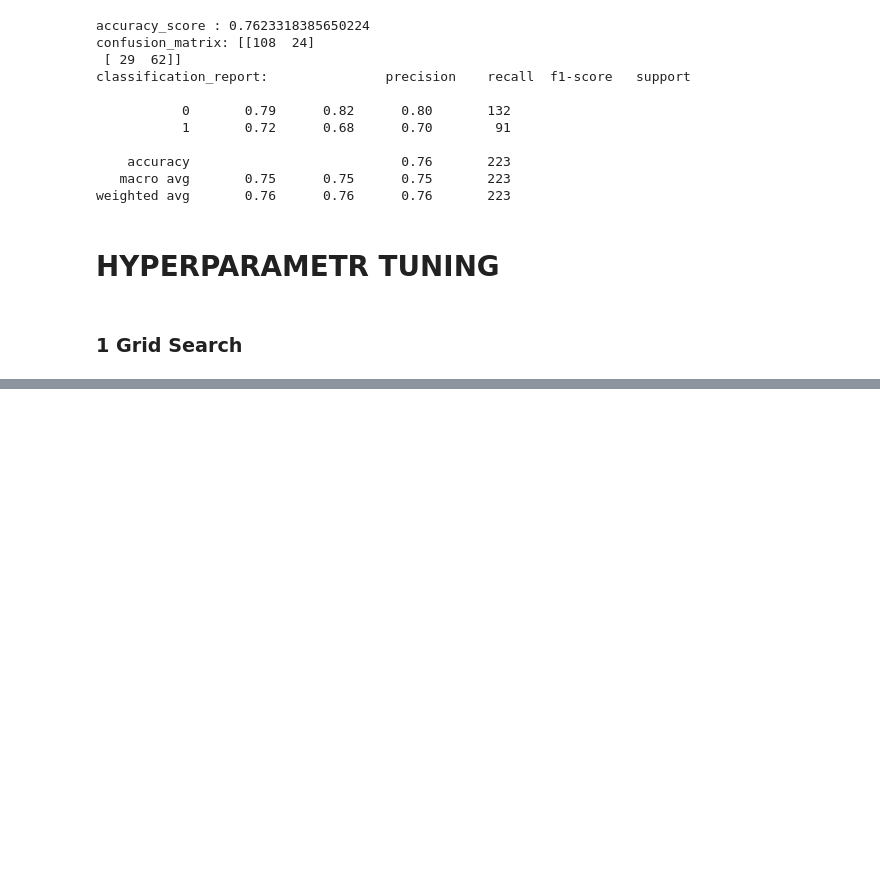
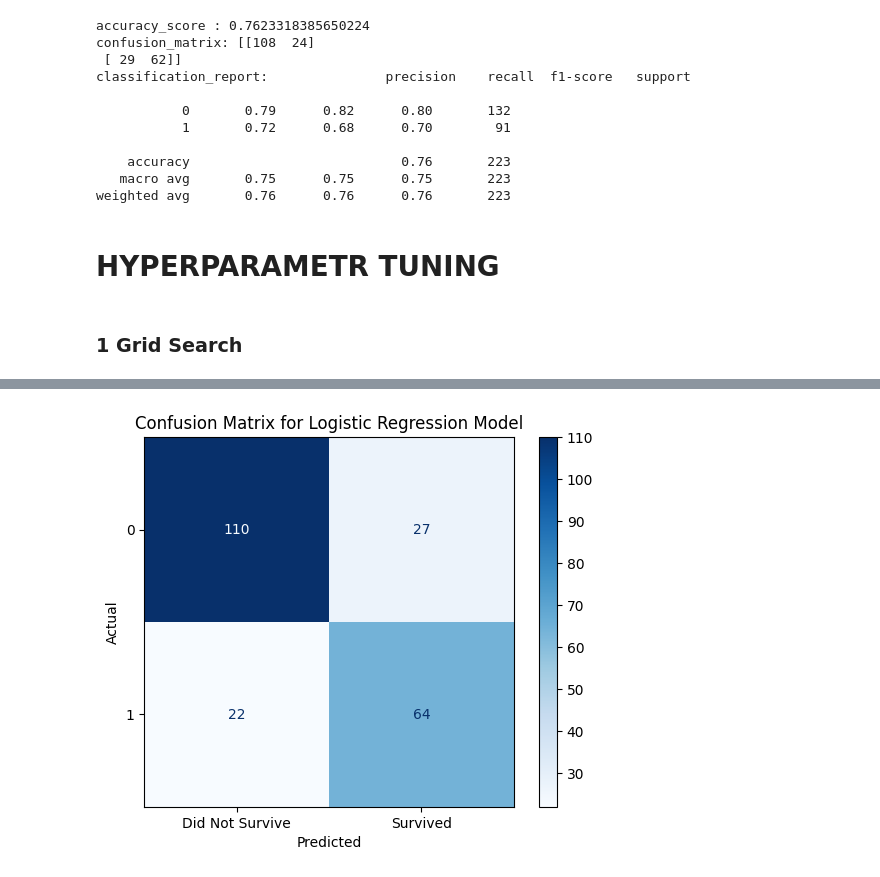
Before and after one commit to Laura-j-code/Titanic-rep2, a Jupyter notebook: Titanic.ipynb, the cells around one changed output, grey strips where cells are left out. Saved outputs shown, nothing was run; the diff lists cells and outputs as text; code cells hidden in the pictures; blank space fills up the shorter version.

```diff
--- a/Titanic.ipynb
+++ b/Titanic.ipynb
@@ -552,0 +570,17 @@ weighted avg       0.76      0.76      0.76       223
+# %%
+from sklearn.metrics import (
+    accuracy_score,
+    classification_report,
+    confusion_matrix,
+    ConfusionMatrixDisplay
+)
+conf_matrix = confusion_matrix(y_test, y_pred)
+disp = ConfusionMatrixDisplay(confusion_matrix=conf_matrix, display_labels=model.classes_)
+disp.plot(cmap='Blues')
+plt.title('Confusion Matrix for Logistic Regression Model')
+plt.xlabel('Predicted')
+plt.ylabel('Actual')
+plt.xticks(ticks=[0, 1], labels=['Did Not Survive', 'Survived'], rotation=0)
+plt.show()
+# %% [output]
+[figure, added]
```
Also changed, not shown: parts of 2 cells of this notebook.
